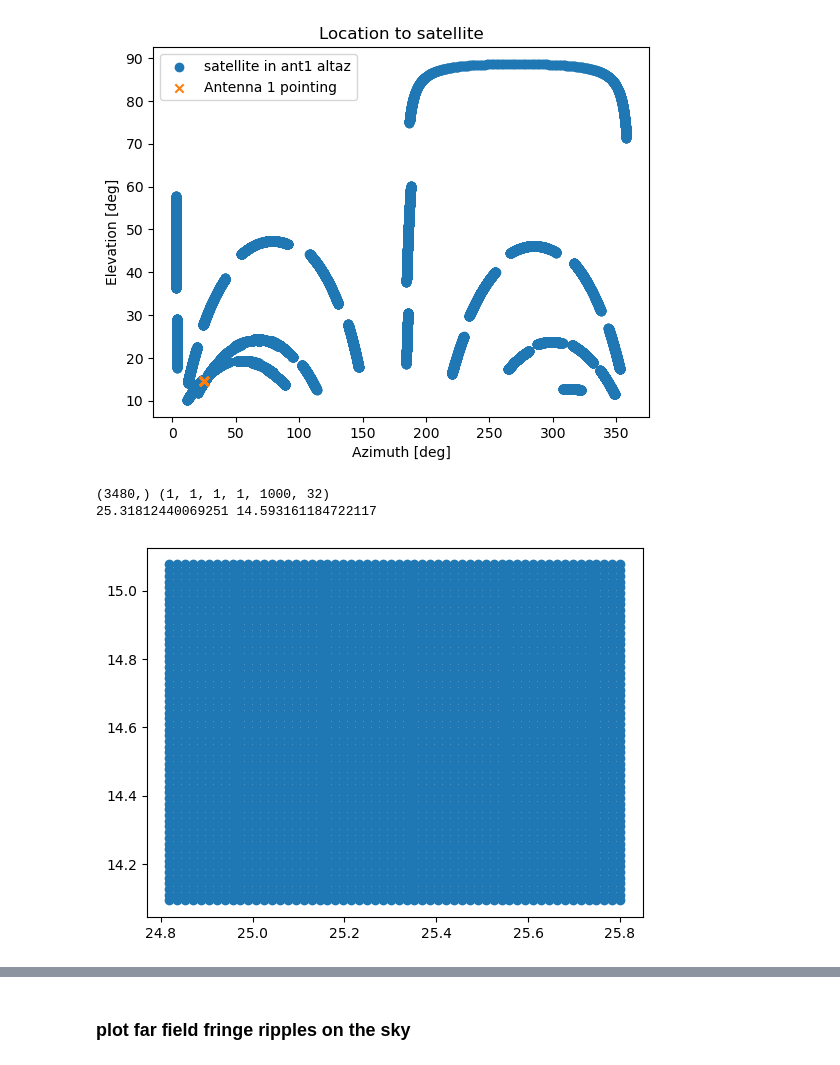
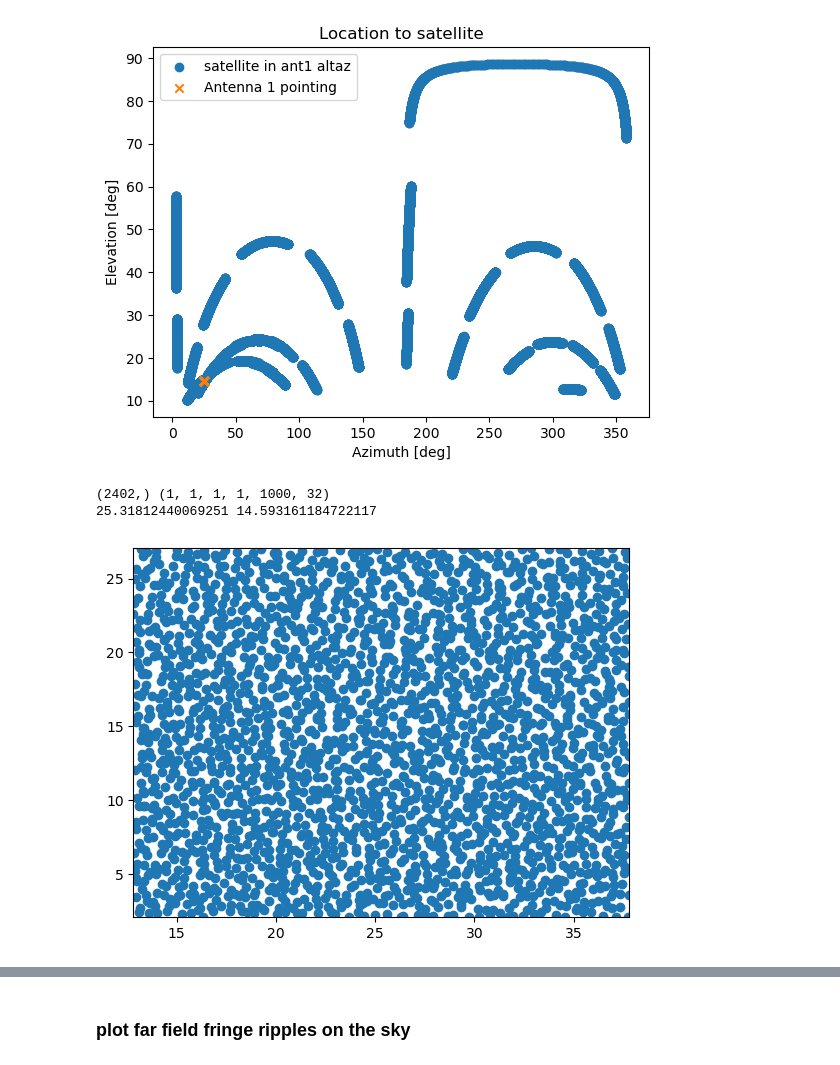
Before and after one commit to hqiu-nju/scepter, a Jupyter notebook: notebooks/fringe_simulation.ipynb, the cells around one changed output, grey strips where cells are left out. Cells and saved outputs as stored; diff of their text form; code cells hidden in the pictures.

```diff
--- a/notebooks/fringe_simulation.ipynb
+++ b/notebooks/fringe_simulation.ipynb
@@ -224,27 +224,31 @@ plt.show()
 (1, 1, 1, 1, 1000, 1) (1, 1, 1, 1, 1000, 32) (1, 1, 1, 1, 1000, 1)
 [figure]
 # %%
-grid_size = 1 * u.arcmin
+grid_size = 30 * u.arcmin
 ### make a smaller grid and replace the parameters in the object, a bit of a hack.
 skygrid = skynet.pointgen(niters=npoints,
     step_size=grid_size,
-    lon_range=((tel_az.flatten()[idx_t]-.5)*u.deg ,(tel_az.flatten()[idx_t]+.5) * u.deg),
-    lat_range=((tel_el.flatten()[idx_t]-0.5)*u.deg,(tel_el.flatten()[idx_t]+0.5)*u.deg),
+    lon_range=((tel_az.flatten()[idx_t]-12.5)*u.deg ,(tel_az.flatten()[idx_t]+12.5) * u.deg),
+    lat_range=((tel_el.flatten()[idx_t]-12.5)*u.deg,(tel_el.flatten()[idx_t]+12.5)*u.deg),
     rnd_seed=0,
-                          randome=False
+                          randome=True
     )
 grid_az, grid_el, test.grid_info = skygrid
 test.grid_az=grid_az[np.newaxis,:,:,np.newaxis,np.newaxis,np.newaxis]
 test.grid_el=grid_el[np.newaxis,:,:,np.newaxis,np.newaxis,np.newaxis]
 print(grid_az[0].shape,sat_coord.shape)
 print(tel_az.flatten()[idx_t],tel_el.flatten()[idx_t])
 
-plt.scatter(grid_az[0],grid_el[0])
+
+
+plt.scatter(grid_az,grid_el)
+plt.xlim(grid_az.min(),grid_az.max())
+plt.ylim(grid_el.min(),grid_el.max())
 plt.show()
 # %% [output]
-(3480,) (1, 1, 1, 1, 1000, 32)
+(2402,) (1, 1, 1, 1, 1000, 32)
 25.31812440069251 14.593161184722117
-[figure, old version]
+[figure, new version]
 # %%
 plt.title('Angle from phase centre')
 offbeam=tel_pnt.separation(sat_coord)
```
Also changed, not shown: parts of 17 cells of this notebook, 2 other files.
